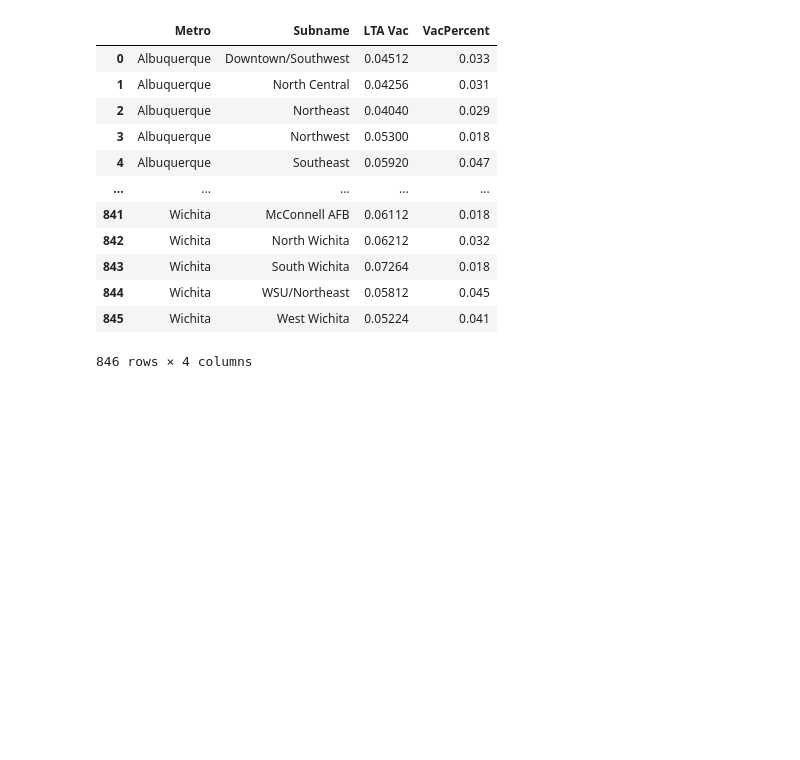
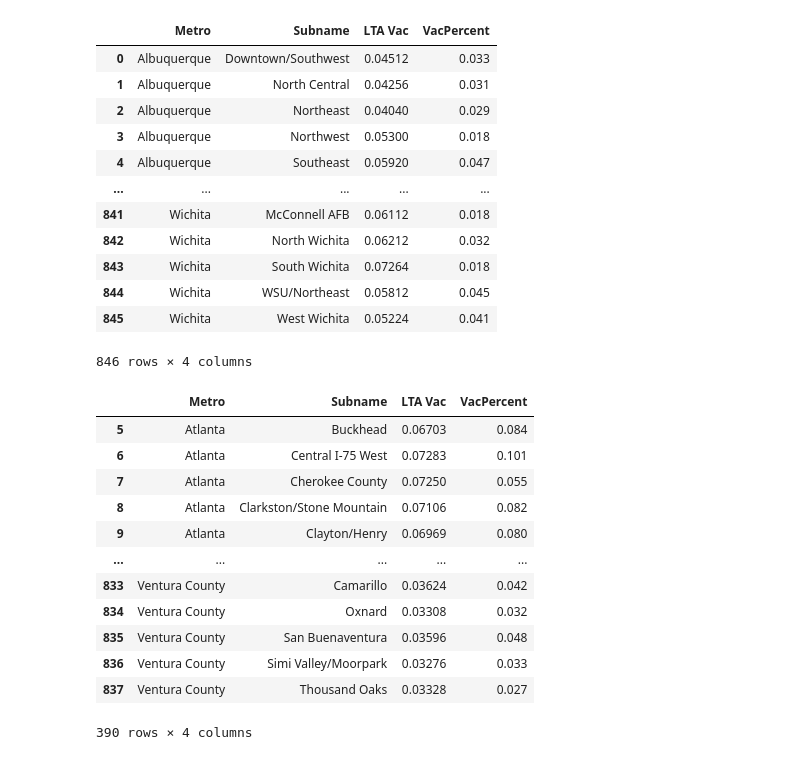
Before and after one commit to Ali3990/TMs31-Value-Add, a Jupyter notebook: REIS-Matrix.ipynb, the cells around one changed output. Drawn from its saved outputs; the diff is of its cells as text; code cells hidden in the pictures; blank space fills up the shorter version.

```diff
--- a/REIS-Matrix.ipynb
+++ b/REIS-Matrix.ipynb
@@ -86,3 +86,28 @@ main_df
 | 844 | Wichita | WSU/Northeast | 0.05812 | 0.045 |
 | 845 | Wichita | West Wichita | 0.05224 | 0.041 |
 846 rows × 4 columns
+# %%
+# Filter by target markets only
+
+TM_list = ['Boston', 'District of Columbia', 'Denver', 'Fairfield County', 'Los Angeles', 'Long Island', 'Northern New Jersey', 'New York Metro',
+            'Oakland-East Bay', 'Orange County', 'Portland', 'San Diego', 'Seattle', 'San Francisco', 'San Jose', 'Suburban Maryland', 'Suburban Virginia',
+              'Ventura County', 'Atlanta', 'Austin', 'Central New Jersey', 'Charleston', 'Charlotte', 'Dallas', 'Fort Lauderdale', 'Fort Worth', 'Miami',
+                'Orlando', 'Raleigh-Durham', 'San Bernardino/Riverside', 'Tampa-St. Petersburg']
+
+
+TMs31_df = main_df[main_df['Metro'].isin(TM_list)]
+TMs31_df
+# %% [output]
+|  | Metro | Subname | LTA Vac | VacPercent |
+| 5 | Atlanta | Buckhead | 0.06703 | 0.084 |
+| 6 | Atlanta | Central I-75 West | 0.07283 | 0.101 |
+| 7 | Atlanta | Cherokee County | 0.07250 | 0.055 |
+| 8 | Atlanta | Clarkston/Stone Mountain | 0.07106 | 0.082 |
+| 9 | Atlanta | Clayton/Henry | 0.06969 | 0.080 |
+| ... | ... | ... | ... | ... |
+| 833 | Ventura County | Camarillo | 0.03624 | 0.042 |
+| 834 | Ventura County | Oxnard | 0.03308 | 0.032 |
+| 835 | Ventura County | San Buenaventura | 0.03596 | 0.048 |
+| 836 | Ventura County | Simi Valley/Moorpark | 0.03276 | 0.033 |
+| 837 | Ventura County | Thousand Oaks | 0.03328 | 0.027 |
+390 rows × 4 columns
```
